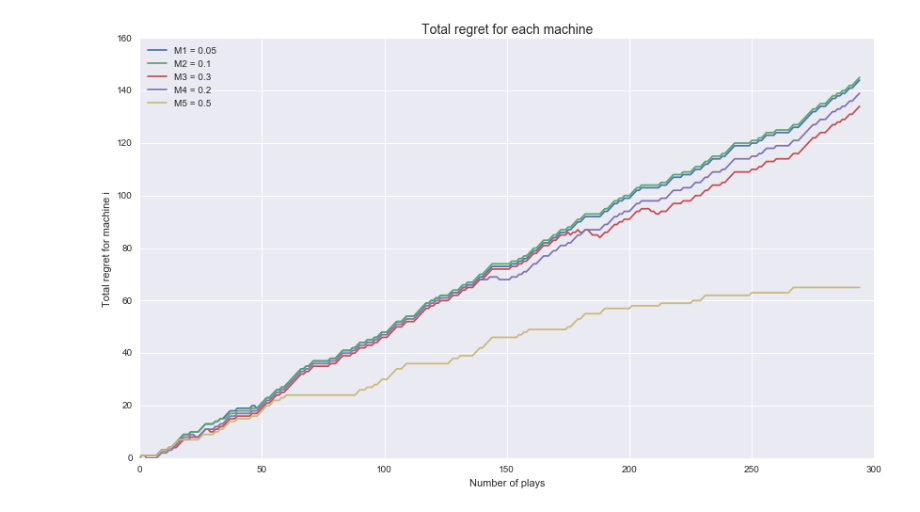
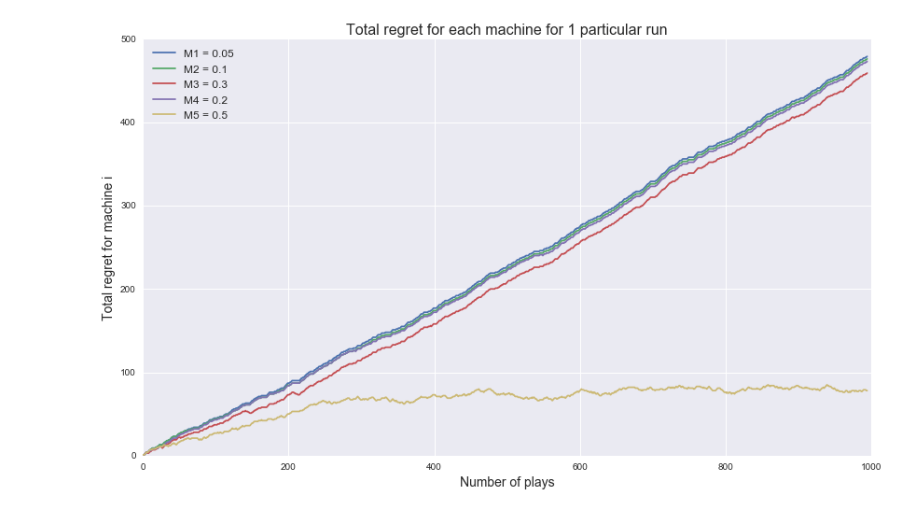
Before and after one commit to timoryxl/Multi-armed-bandit, a Jupyter notebook: bandit_update.ipynb, the cells around one changed output. Drawn from its saved outputs; the diff is of its cells as text; code cells hidden in the pictures.

```diff
--- a/bandit_update.ipynb
+++ b/bandit_update.ipynb
@@ -163,0 +153,7 @@ egreedy = epsilon_greedy(0.1, N, K, true_theta)
+# %%
+N = 1000
+K = 15
+T = 30
+#np.random.seed(122)
+
+true_theta = np.array([0.05,0.1,0.3,0.2,0.5,0.05,0.1,0.3,0.2,0.9,0.2,0.5,0.05,0.1,0.3])
@@ -221,18 +252,25 @@ for t in range(K,N):
 # %%
-plot_regret = (np.cumsum(regret) - machine_wins.T).T
+"""
+Plot regret for each machine compared against each other
+"""
+
+ucb_max_1 = UCB1()[0]
+ucb_actual_1 = UCB1()[2]
+
+plot_regret = (ucb_max_1 - ucb_actual_1.T).T
 plt.figure(figsize=(14,8))
-plt.title("Total regret for each machine",size=14)
+plt.title("Total regret for each machine for 1 particular run",size=16)
 plt.plot(plot_regret)
-plt.legend(['M1 = {}'.format(machine_reward[0]),
-            'M2 = {}'.format(machine_reward[1]),
-            'M3 = {}'.format(machine_reward[2]),
-            'M4 = {}'.format(machine_reward[3]),
-            'M5 = {}'.format(machine_reward[4])],
-          loc='best')
-plt.ylabel("Total regret for machine i")
-plt.xlabel("Number of plays")
+plt.legend(['M1 = {}'.format(true_theta[0]),
+            'M2 = {}'.format(true_theta[1]),
+            'M3 = {}'.format(true_theta[2]),
+            'M4 = {}'.format(true_theta[3]),
+            'M5 = {}'.format(true_theta[4])],
+          loc='best',fontsize=12)
+plt.ylabel("Total regret for machine i",size=14)
+plt.xlabel("Number of plays",size=14)
 
 pass
 # %% [output]
-[figure, old version]
+[figure, new version]
 # %%
```
Also changed, not shown: parts of 9 cells of this notebook, 7 other files.
